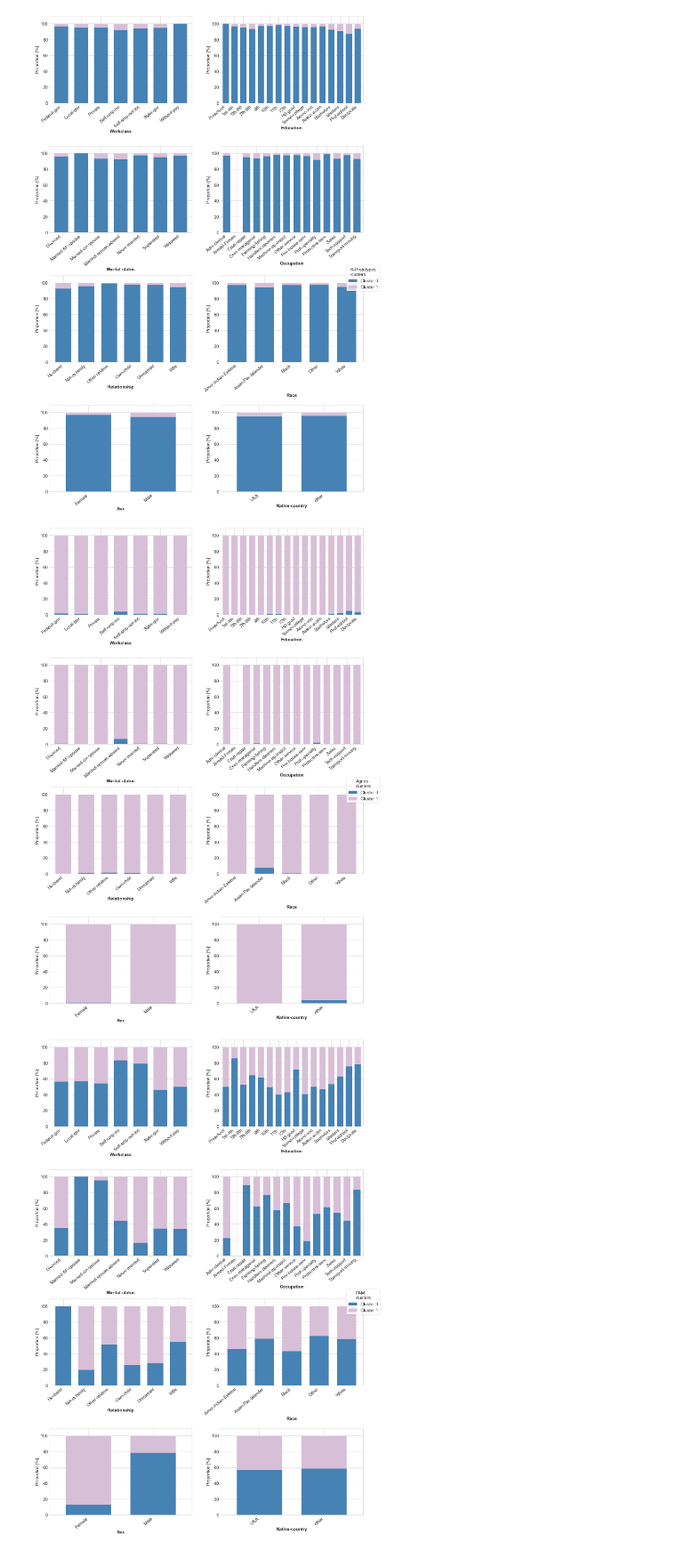
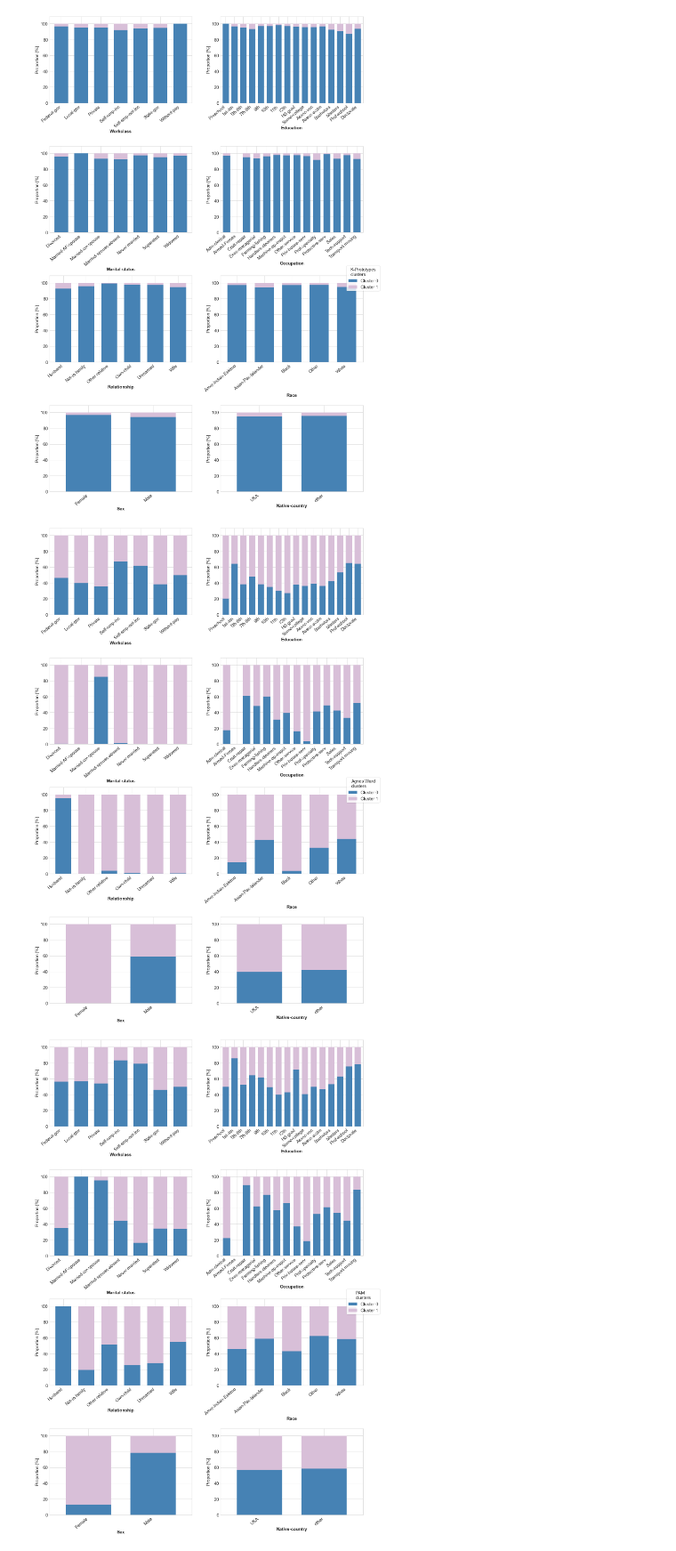
Before and after one commit to Paulina-Iwach/Data_Mining_Project, a Jupyter notebook: cluster_analysis.ipynb, the cells around one changed output. Shown at 89% size. Saved outputs shown, nothing was run; the diff lists cells and outputs as text; code cells hidden in the pictures.

Commit message:
cluster and DR

```diff
--- a/cluster_analysis.ipynb
+++ b/cluster_analysis.ipynb
@@ -449,7 +449,7 @@ Passing `palette` without assigning `hue` is deprecated and will be removed in v
   sns.boxplot(x='cluster_pam', y=feature, data=X_with_labels, ax=axes[row, col],showfliers=True,
 [figure]
 # %%
-agnes = linkage(gower_condensed, method='average')
+agnes = linkage(gower_condensed, method='ward')
 cluster_labels = fcluster(agnes, 2, criterion='maxclust')
 
 # Add cluster labels to the DataFrame
@@ -465,7 +465,7 @@ for i, feature in enumerate(numerical_columns):
     sns.boxplot(x='cluster_agnes', y=feature, data=X_with_labels, ax=axes[row, col],showfliers=True,
                 palette={"1": "cornflowerblue", "2": "lightgreen"}, notch=True,
                 flierprops={"marker": 'o'}, medianprops=dict(linestyle='-', linewidth=2.5, color='orange'))
-    axes[row, col].set_xlabel('Agnes average Clusters')
+    axes[row, col].set_xlabel('Agnes Ward Clusters')
     axes[row, col].set_ylabel(feature.capitalize())
 # Turn off the last subplot if it's not used
 if len(numerical_columns) < 6:
@@ -594,36 +594,36 @@ colors = ['steelblue', 'thistle']
 fig, axes = plt.subplots(nrows=4, ncols=2, figsize=(20, 30))
 
 for i, feature in enumerate(categorical_columns):
     ax = axes[i // 2, i % 2]
 
     if feature == 'education':
         grouped = X_with_labels.groupby([pd.Categorical(X_with_labels['education'], categories=education_sorted, ordered=True), 'cluster_agnes']).size().unstack()
     else:
         grouped = X_with_labels.groupby([feature, 'cluster_agnes']).size().unstack()
 
     grouped_percentages = grouped.div(grouped.sum(axis=1), axis=0) * 100
     grouped_percentages.plot(kind='bar', stacked=True, color=colors, width=0.7, fontsize=15, ax=ax)
 
     ax.set_xticklabels(ax.get_xticklabels(), fontsize=19, rotation=40, ha='right')
     ax.set_yticks(ax.get_yticks())
     ax.set_xlabel(f"{feature.capitalize()}", fontsize=19, weight='bold')
     ax.set_ylabel("Proportion [%]", fontsize=19)
     # ax.legend(title='K-Prototypes clusters', loc='upper right', fontsize=19, title_fontsize=19, fancybox=True)
     # legend = ax.legend(title='Cluster', loc='upper right', fontsize=19, title_fontsize=19)
     # legend.get_frame().set_edgecolor('black')
 #     legend.get_frame().set_linewidth(1)
     ax.legend().remove()
     ax.set_ylim(0, 109)
     ax.tick_params(axis='y', labelsize=19)
 # plt.legend(title='K-Prototypes clusters', loc='upper right',fontsize=19)
-fig.legend(title='Agnes\nclusters', labels=['Cluster 0', 'Cluster 1'], loc='upper right', fontsize=19, title_fontsize=19, bbox_to_anchor=(1.05, 0.5), edgecolor='black', frameon=True)
+fig.legend(title='Agnes Ward\nclusters', labels=['Cluster 0', 'Cluster 1'], loc='upper right', fontsize=19, title_fontsize=19, bbox_to_anchor=(1.05, 0.5), edgecolor='black', frameon=True)
 
 plt.tight_layout()
 plt.subplots_adjust(hspace=0.5, wspace=0.2)
-plt.savefig('clustering_plots/agnes_variables_categorical.pdf')
+plt.savefig('clustering_plots/agnes_variables_categorical.pdf', bbox_inches='tight')
 plt.show()
 # %% [output]
-[figure, old version]
+[figure, new version]
 # %%
 education_sorted = [
     'Preschool', '1st-4th', '5th-6th', '7th-8th', '9th', '10th', '11th', '12th',
```
Also changed, not shown: parts of 8 cells of this notebook, 9 other files.
